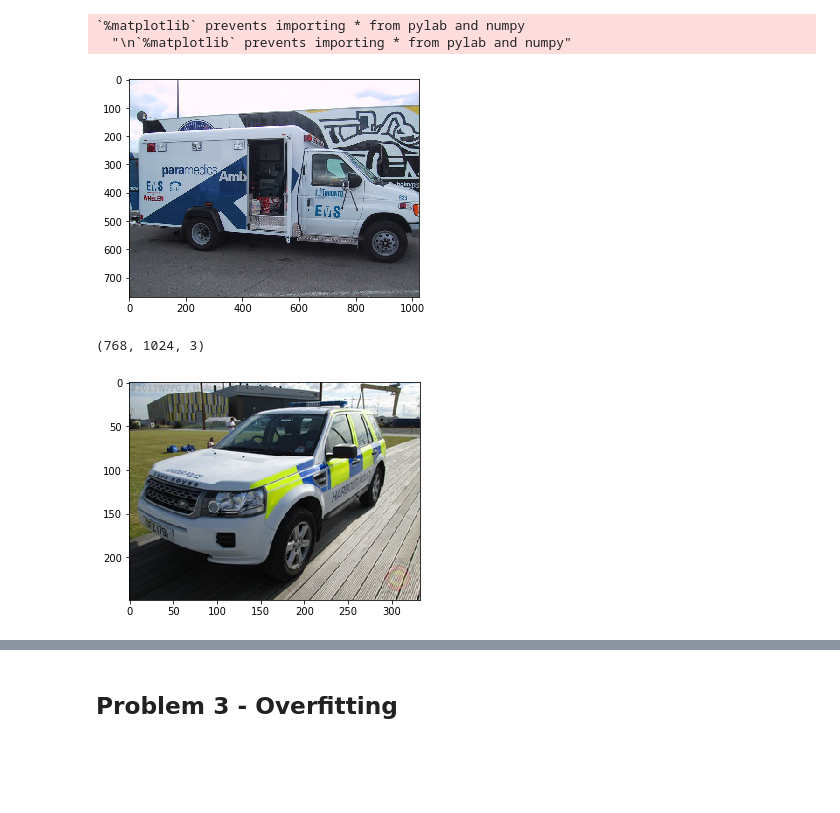
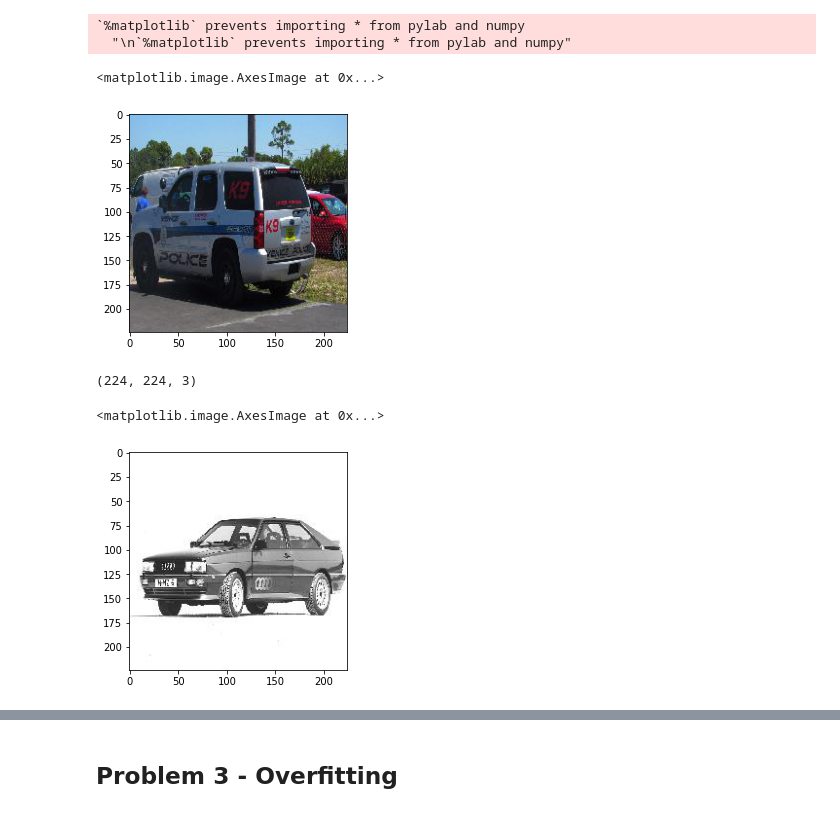
Before and after one commit to amrik220/imageProcessing, a Jupyter notebook: classify_as_emergency_vehicle/4. Improving performance - Part 1.ipynb, the cells around one changed output, grey strips where cells are left out. Drawn from its saved outputs; the diff is of its cells as text; code cells hidden in the pictures; blank space fills up the shorter version.

```diff
--- a/classify_as_emergency_vehicle/4. Improving performance - Part 1.ipynb
+++ b/classify_as_emergency_vehicle/4. Improving performance - Part 1.ipynb
@@ -98,23 +127,25 @@ Populating the interactive namespace from numpy and matplotlib
 `%matplotlib` prevents importing * from pylab and numpy
   "\n`%matplotlib` prevents importing * from pylab and numpy"
 # %%
-img = plt.imread('images/emergency_100.jpg')
+img = plt.imread('/content/imageProcessing/classify_as_emergency_vehicle/images/100.jpg')
 
 plt.imshow(img)
 plt.show()
 # %% [output]
+<matplotlib.image.AxesImage at 0x...>
-[figure, old version]
+[figure, new version]
 # %%
 img.shape
 # %% [output]
-(768, 1024, 3)
+(224, 224, 3)
 # %%
-img = imread('images/emergency_1000.jpg')
+img = plt.imread('/content/imageProcessing/classify_as_emergency_vehicle/images/1000.jpg')
 
 pylab.imshow(img)
 pylab.show()
 # %% [output]
+<matplotlib.image.AxesImage at 0x...>
-[figure, old version]
+[figure, new version]
 # %%
 img.shape
 # %% [output]
```
Also changed, not shown: parts of 37 cells of this notebook, 3 other files.
